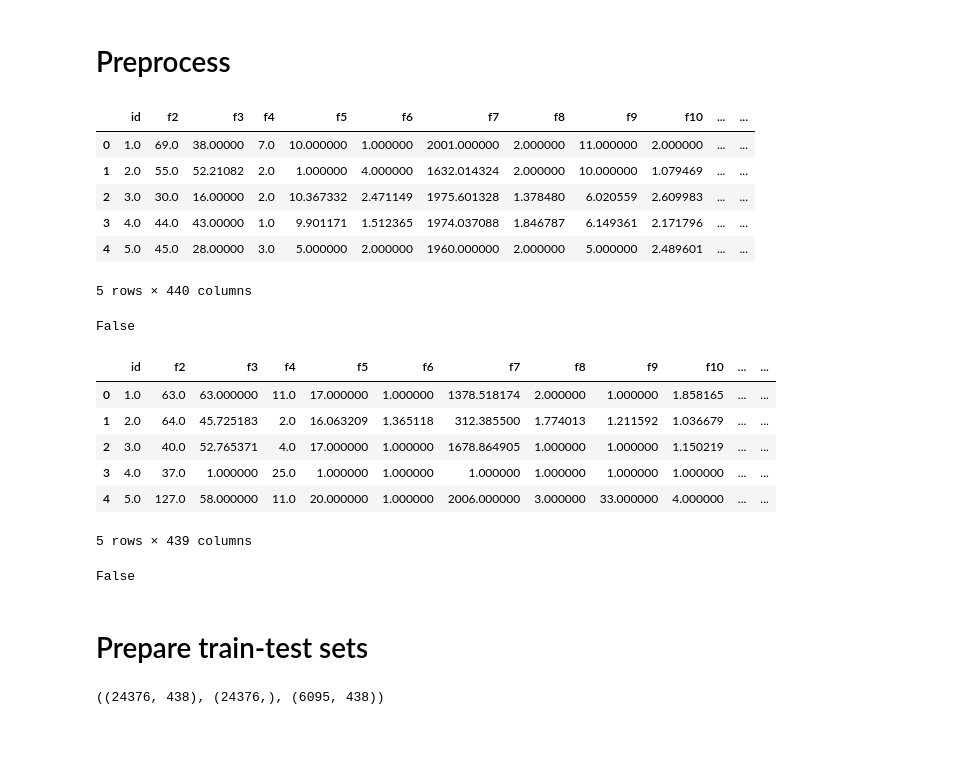
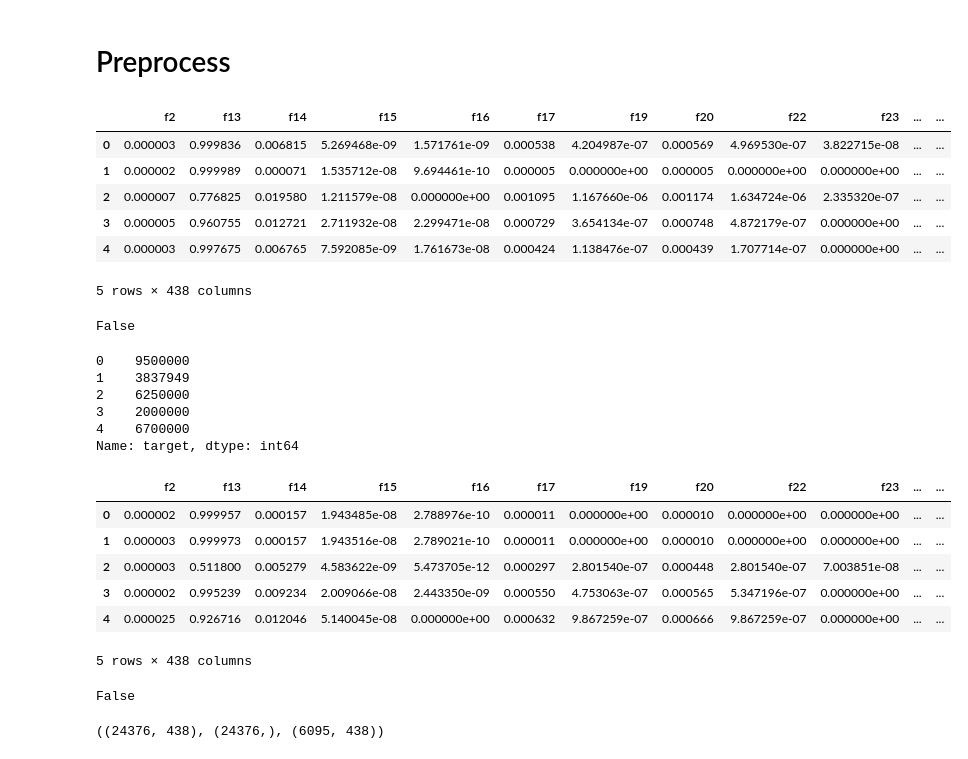
Before and after one commit to scikodot/msu-share, a Jupyter notebook: ml/competition02/competition02.ipynb, the cells around one changed output. Drawn from its saved outputs; the diff is of its cells as text; code cells hidden in the pictures.

```diff
--- a/ml/competition02/competition02.ipynb
+++ b/ml/competition02/competition02.ipynb
@@ -408,4 +537,5 @@ def impute_na(df_train, df_test):
 def preprocess(df_train, df_test):
     df_train_res, df_test_res = process_categorical(df_train, df_test)
     df_train_res, df_test_res = impute_na(df_train_res, df_test_res)
+    df_train_res, df_test_res = transform(df_train_res, df_test_res)
     return df_train_res, df_test_res
@@ -414,11 +542,25 @@ df_train_res, df_test_res = preprocess(df_train, df_test)
+# %%
+def prepare_dataset(df_train, df_test):
+    return df_train.drop(['id', 'target'], axis=1), \
+           df_train['target'], \
+           df_test.drop('id', axis=1)
+# %%
+def load(train_path, test_path):
+    df_train = pd.read_csv(train_path, index_col=False)
+    df_test = pd.read_csv(test_path, index_col=False)
+    X_train, y_train, X_test = prepare_dataset(df_train, df_test)
+    X_train, X_test = preprocess(X_train, X_test)
+    return X_train, y_train, X_test
+# %%
+X_train, y_train, X_test = load("input/train.csv", "input/test.csv")
 # %%
-df_train_res.head()
+X_train.head()
 # %% [output]
-|  | id | f2 | f3 | f4 | f5 | f6 | f7 | f8 | f9 | f10 | ... | ... |
-| 0 | 1.0 | 69.0 | 38.00000 | 7.0 | 10.000000 | 1.000000 | 2001.000000 | 2.000000 | 11.000000 | 2.000000 | ... | ... |
-| 1 | 2.0 | 55.0 | 52.21082 | 2.0 | 1.000000 | 4.000000 | 1632.014324 | 2.000000 | 10.000000 | 1.079469 | ... | ... |
-| 2 | 3.0 | 30.0 | 16.00000 | 2.0 | 10.367332 | 2.471149 | 1975.601328 | 1.378480 | 6.020559 | 2.609983 | ... | ... |
-| 3 | 4.0 | 44.0 | 43.00000 | 1.0 | 9.901171 | 1.512365 | 1974.037088 | 1.846787 | 6.149361 | 2.171796 | ... | ... |
-| 4 | 5.0 | 45.0 | 28.00000 | 3.0 | 5.000000 | 2.000000 | 1960.000000 | 2.000000 | 5.000000 | 2.489601 | ... | ... |
+|  | f2 | f13 | f14 | f15 | f16 | f17 | f19 | f20 | f22 | f23 | ... | ... |
+| 0 | 0.000003 | 0.999836 | 0.006815 | 5.269468e-09 | 1.571761e-09 | 0.000538 | 4.204987e-07 | 0.000569 | 4.969530e-07 | 3.822715e-08 | ... | ... |
+| 1 | 0.000002 | 0.999989 | 0.000071 | 1.535712e-08 | 9.694461e-10 | 0.000005 | 0.000000e+00 | 0.000005 | 0.000000e+00 | 0.000000e+00 | ... | ... |
+| 2 | 0.000007 | 0.776825 | 0.019580 | 1.211579e-08 | 0.000000e+00 | 0.001095 | 1.167660e-06 | 0.001174 | 1.634724e-06 | 2.335320e-07 | ... | ... |
+| 3 | 0.000005 | 0.960755 | 0.012721 | 2.711932e-08 | 2.299471e-08 | 0.000729 | 3.654134e-07 | 0.000748 | 4.872179e-07 | 0.000000e+00 | ... | ... |
+| 4 | 0.000003 | 0.997675 | 0.006765 | 7.592085e-09 | 1.761673e-08 | 0.000424 | 1.138476e-07 | 0.000439 | 1.707714e-07 | 0.000000e+00 | ... | ... |
-5 rows × 440 columns
+5 rows × 438 columns
 # %%
@@ -426,13 +568,22 @@ True in df_train_res.isna().values
 # %% [output]
 False
 # %%
-df_test_res.head()
+y_train.head()
 # %% [output]
-|  | id | f2 | f3 | f4 | f5 | f6 | f7 | f8 | f9 | f10 | ... | ... |
-| 0 | 1.0 | 63.0 | 63.000000 | 11.0 | 17.000000 | 1.000000 | 1378.518174 | 2.000000 | 1.000000 | 1.858165 | ... | ... |
-| 1 | 2.0 | 64.0 | 45.725183 | 2.0 | 16.063209 | 1.365118 | 312.385500 | 1.774013 | 1.211592 | 1.036679 | ... | ... |
-| 2 | 3.0 | 40.0 | 52.765371 | 4.0 | 17.000000 | 1.000000 | 1678.864905 | 1.000000 | 1.000000 | 1.150219 | ... | ... |
-| 3 | 4.0 | 37.0 | 1.000000 | 25.0 | 1.000000 | 1.000000 | 1.000000 | 1.000000 | 1.000000 | 1.000000 | ... | ... |
-| 4 | 5.0 | 127.0 | 58.000000 | 11.0 | 20.000000 | 1.000000 | 2006.000000 | 3.000000 | 33.000000 | 4.000000 | ... | ... |
-5 rows × 439 columns
+0    9500000
+1    3837949
+2    6250000
+3    2000000
+4    6700000
+Name: target, dtype: int64
+# %%
+X_test.head()
+# %% [output]
+|  | f2 | f13 | f14 | f15 | f16 | f17 | f19 | f20 | f22 | f23 | ... | ... |
+| 0 | 0.000002 | 0.999957 | 0.000157 | 1.943485e-08 | 2.788976e-10 | 0.000011 | 0.000000e+00 | 0.000010 | 0.000000e+00 | 0.000000e+00 | ... | ... |
+| 1 | 0.000003 | 0.999973 | 0.000157 | 1.943516e-08 | 2.789021e-10 | 0.000011 | 0.000000e+00 | 0.000010 | 0.000000e+00 | 0.000000e+00 | ... | ... |
+| 2 | 0.000003 | 0.511800 | 0.005279 | 4.583622e-09 | 5.473705e-12 | 0.000297 | 2.801540e-07 | 0.000448 | 2.801540e-07 | 7.003851e-08 | ... | ... |
+| 3 | 0.000002 | 0.995239 | 0.009234 | 2.009066e-08 | 2.443350e-09 | 0.000550 | 4.753063e-07 | 0.000565 | 5.347196e-07 | 0.000000e+00 | ... | ... |
+| 4 | 0.000025 | 0.926716 | 0.012046 | 5.140045e-08 | 0.000000e+00 | 0.000632 | 9.867259e-07 | 0.000666 | 9.867259e-07 | 0.000000e+00 | ... | ... |
+5 rows × 438 columns
 # %%
@@ -440,4 +591,2 @@ True in df_test_res.isna().values
 # %% [output]
 False
-# %% [markdown]
-# Prepare train-test sets
```
Also changed, not shown: parts of 44 cells of this notebook, 1 other file.
